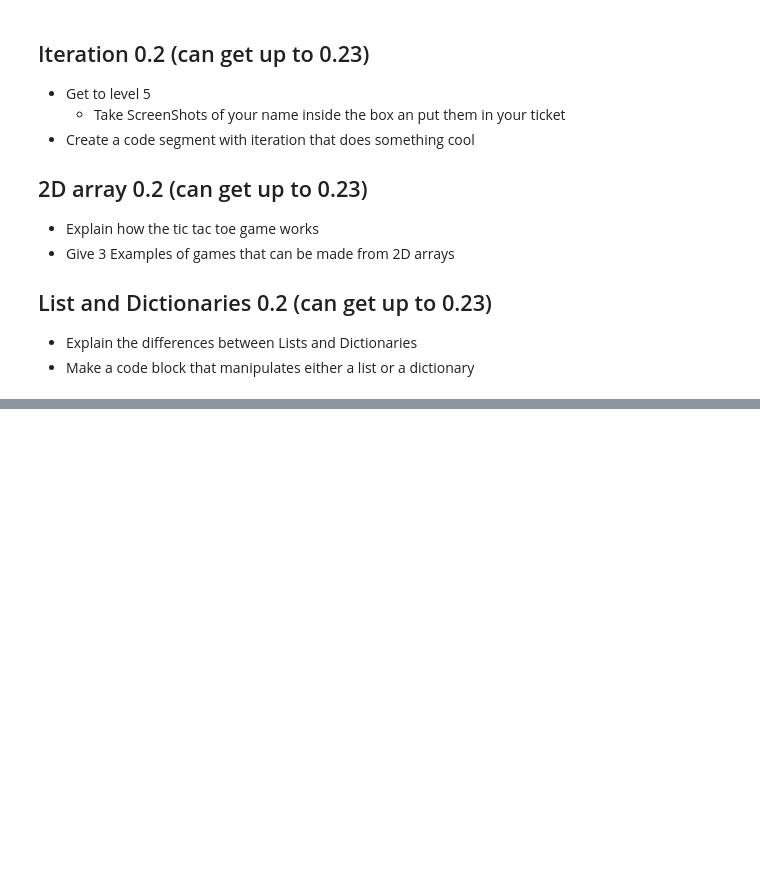
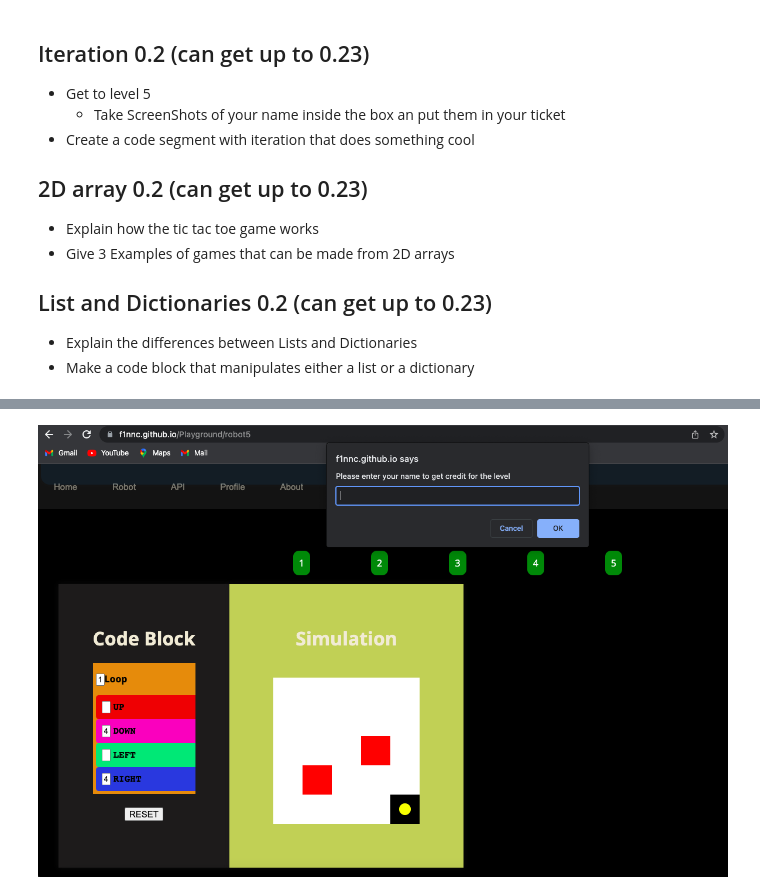
Before and after one commit to arnavk377/FirstFastPage, a Jupyter notebook: _notebooks/2023-04-21-EOYPLAYGROUND.ipynb, the cells around one changed output, grey strips where cells are left out. Saved outputs shown, nothing was run; the diff lists cells and outputs as text; code cells hidden in the pictures; blank space fills up the shorter version.

```diff
--- a/_notebooks/2023-04-21-EOYPLAYGROUND.ipynb
+++ b/_notebooks/2023-04-21-EOYPLAYGROUND.ipynb
@@ -300,0 +334,7 @@ Congratulations, you unscrambled the word!
+# %%
+from PIL import Image
+
+lvl5 = Image.open("../images/eoylvl5.png")
+display(lvl5)
+# %% [output]
+[figure, added]
```
Also changed, not shown: parts of 13 cells of this notebook, 1 other file.
